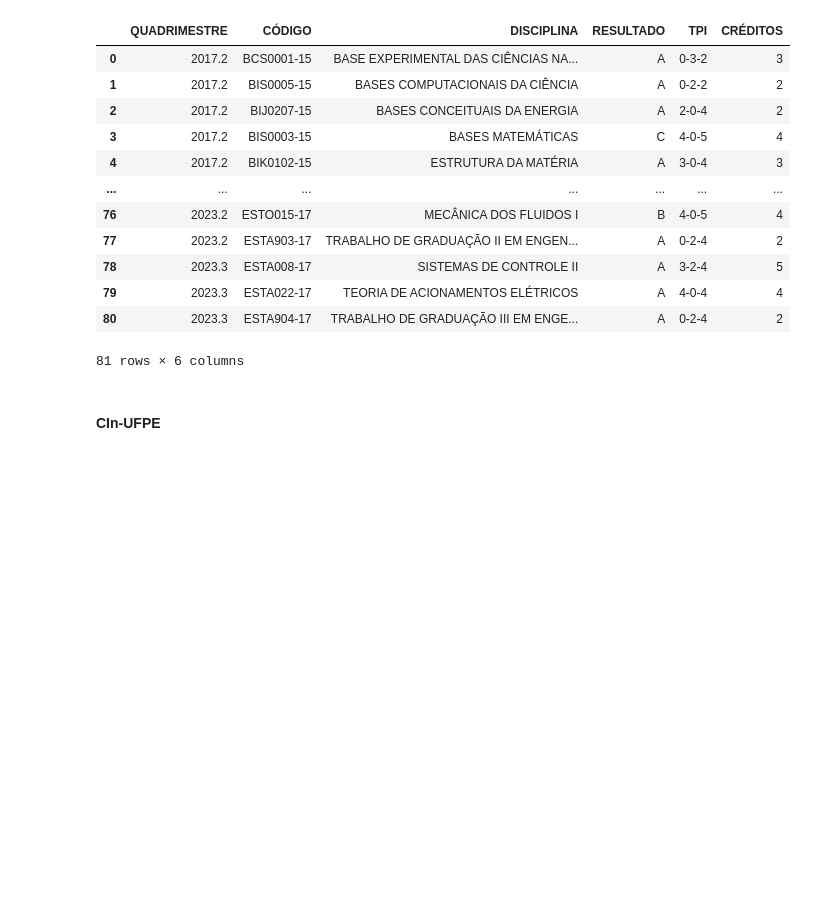
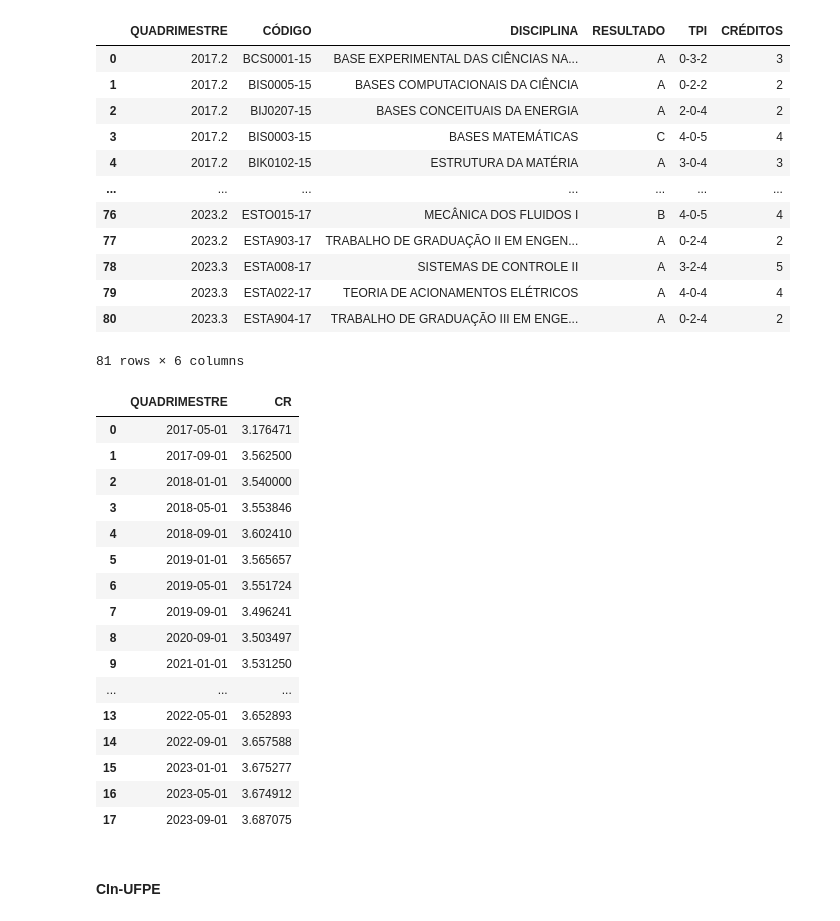
Before and after one commit to azzolinovarella/azzolinovarella.github.io, a Jupyter notebook: notebooks/01-GenerateGraphs.ipynb, the cells around one changed output. Cells and saved outputs as stored; diff of their text form; code cells hidden in the pictures; blank space fills up the shorter version.

```diff
--- a/notebooks/01-GenerateGraphs.ipynb
+++ b/notebooks/01-GenerateGraphs.ipynb
@@ -16,7 +16,7 @@ import plotly.graph_objects as go
 # %% [markdown]
 ### UFABC
 # %%
-df_ufabc_grades = pd.read_excel('./data/notas-ufabc.xlsx')
+df_ufabc_grades = pd.read_excel('./data/notas-ufabc.xlsx', dtype={'QUADRIMESTRE': str})
 df_ufabc_grades
 # %% [output]
 |  | QUADRIMESTRE | CÓDIGO | DISCIPLINA | RESULTADO |
@@ -104,3 +104,45 @@ df_ufabc
 | 79 | 2023.3 | ESTA022-17 | TEORIA DE ACIONAMENTOS ELÉTRICOS | A | 4-0-4 | 4 |
 | 80 | 2023.3 | ESTA904-17 | TRABALHO DE GRADUAÇÃO III EM ENGE... | A | 0-2-4 | 2 |
 81 rows × 6 columns
+# %%
+grades_map = {
+    'A': 4,
+    'B': 3,
+    'C': 2,
+    'D': 1,
+    'F': 0
+}
+
+quarter_map = {
+    '1': 1,  # Q1 -> 01 -> 04 (Janeiro até Abril)
+    '2': 5,  # Q2 -> 05 -> 08 (Maio -> Agosto)
+    '3': 9   # Q3 -> 09 -> 12 (Setembro -> Dezembro)
+}
+
+cr_series = df_ufabc.copy()
+cr_series = cr_series[cr_series['RESULTADO'] != 'E']  # Para computar o CR desconsideramos os resultados "Equivalente" obtidos durante mobilidade acadêmica
+cr_series['NOTA PONDERADA'] = cr_series.apply(lambda s: s['CRÉDITOS'] * grades_map[s['RESULTADO']], axis=1)
+cr_series = cr_series.groupby('QUADRIMESTRE', as_index=False)[['CRÉDITOS', 'NOTA PONDERADA']].sum()
+cr_series[['CRÉDITOS ACUM', 'NOTA PONDERADA ACUM']] = cr_series[['CRÉDITOS', 'NOTA PONDERADA']].cumsum()
+cr_series['CR'] = cr_series.apply(lambda s: s['NOTA PONDERADA ACUM']/s['CRÉDITOS ACUM'], axis=1)
+cr_series['QUADRIMESTRE'] = cr_series['QUADRIMESTRE'].apply(lambda s: pd.to_datetime(f'{quarter_map[s.split('.')[1]]}/{s.split('.')[0]}'))
+cr_series = cr_series[['QUADRIMESTRE', 'CR']]
+cr_series
+# %% [output]
+|  | QUADRIMESTRE | CR |
+| 0 | 2017-05-01 | 3.176471 |
+| 1 | 2017-09-01 | 3.562500 |
+| 2 | 2018-01-01 | 3.540000 |
+| 3 | 2018-05-01 | 3.553846 |
+| 4 | 2018-09-01 | 3.602410 |
+| 5 | 2019-01-01 | 3.565657 |
+| 6 | 2019-05-01 | 3.551724 |
+| 7 | 2019-09-01 | 3.496241 |
+| 8 | 2020-09-01 | 3.503497 |
+| 9 | 2021-01-01 | 3.531250 |
+| ... | ... | ... |
+| 13 | 2022-05-01 | 3.652893 |
+| 14 | 2022-09-01 | 3.657588 |
+| 15 | 2023-01-01 | 3.675277 |
+| 16 | 2023-05-01 | 3.674912 |
+| 17 | 2023-09-01 | 3.687075 |
```
Also changed, not shown: parts of 1 cell of this notebook.
